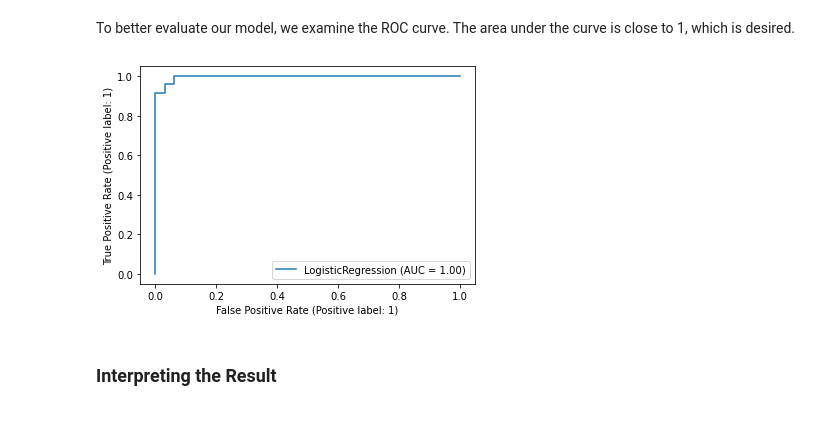
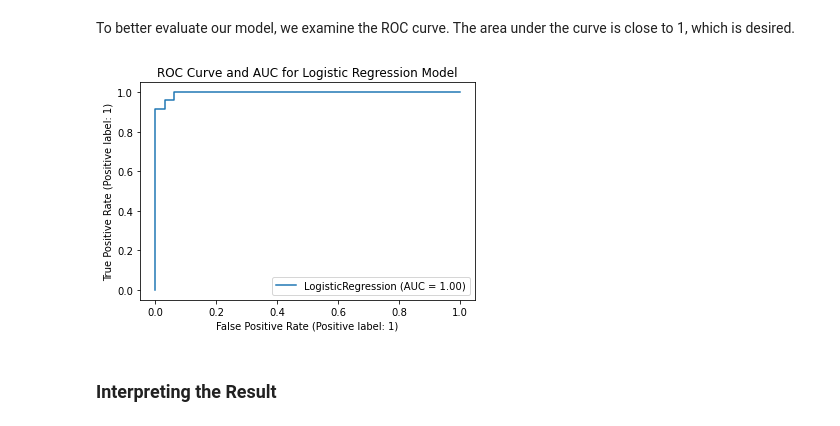
Before and after one commit to UCB-stat-159-s22/hw07-group10, a Jupyter notebook: models.ipynb, the cells around one changed output. Drawn from its saved outputs; the diff is of its cells as text; code cells hidden in the pictures.

Commit message:
Implemented utils in models.ipynb

```diff
--- a/models.ipynb
+++ b/models.ipynb
@@ -181,10 +195,11 @@ To better evaluate our model, we examine the ROC curve. The area under the curve
 # %%
 # Show roc curve
 
 plot_roc_curve(clf, X_test_lr, y_test_lr);
+plt.title("ROC Curve and AUC for Logistic Regression Model")
 plt.savefig('figures/logistic_regression_roc.png')
 # %% [output]
-[figure, old version]
+[figure, new version]
 # %% [markdown]
 ### Interpreting the Result
 # %% [markdown]
```
Also changed, not shown: parts of 11 cells of this notebook, 1 other file.
